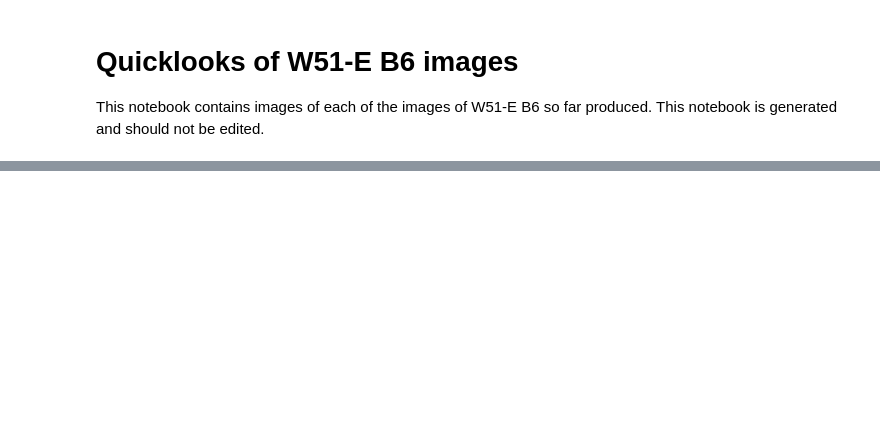
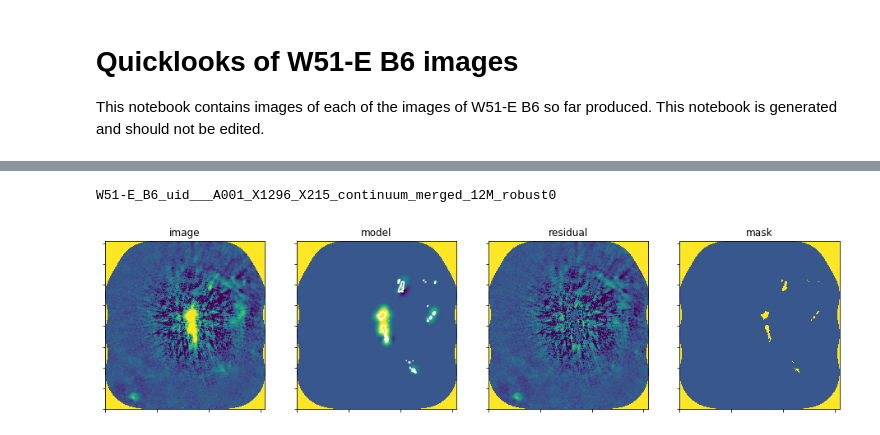
Before and after one commit to keflavich/almaimf-notebooks, a Jupyter notebook: W51_B6_quicklooks.ipynb, the cells around one changed output, grey strips where cells are left out. Saved outputs shown, nothing was run; the diff lists cells and outputs as text; code cells hidden in the pictures; blank space fills up the shorter version.

```diff
--- a/W51_B6_quicklooks.ipynb
+++ b/W51_B6_quicklooks.ipynb
@@ -145 +124,8 @@ W51-E_B6_uid___A001_X1296_X215_continuum_merged_robust-2
 [figure]
+# %%
+imgs, cubes = load_images("W51-E_B6_uid___A001_X1296_X215_continuum_merged_12M_robust0")
+print("W51-E_B6_uid___A001_X1296_X215_continuum_merged_12M_robust0")
+show(imgs, vmin=-0.001, vmax=0.01)
+# %% [output]
+W51-E_B6_uid___A001_X1296_X215_continuum_merged_12M_robust0
+[figure, added]
```
Also changed, not shown: parts of 15 cells of this notebook.
